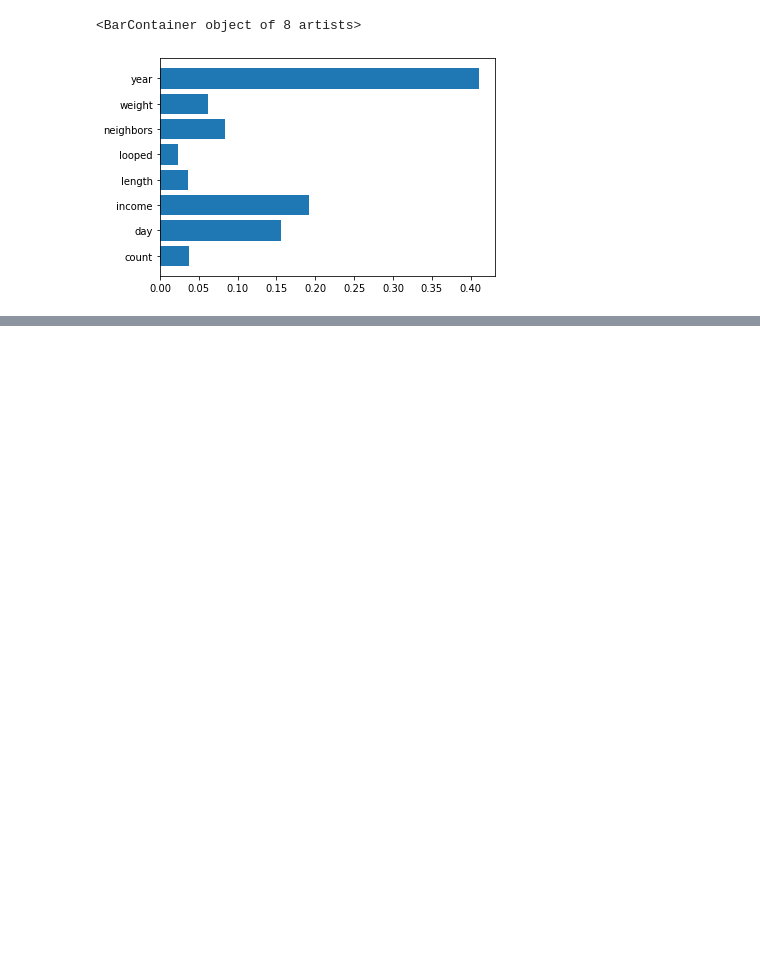
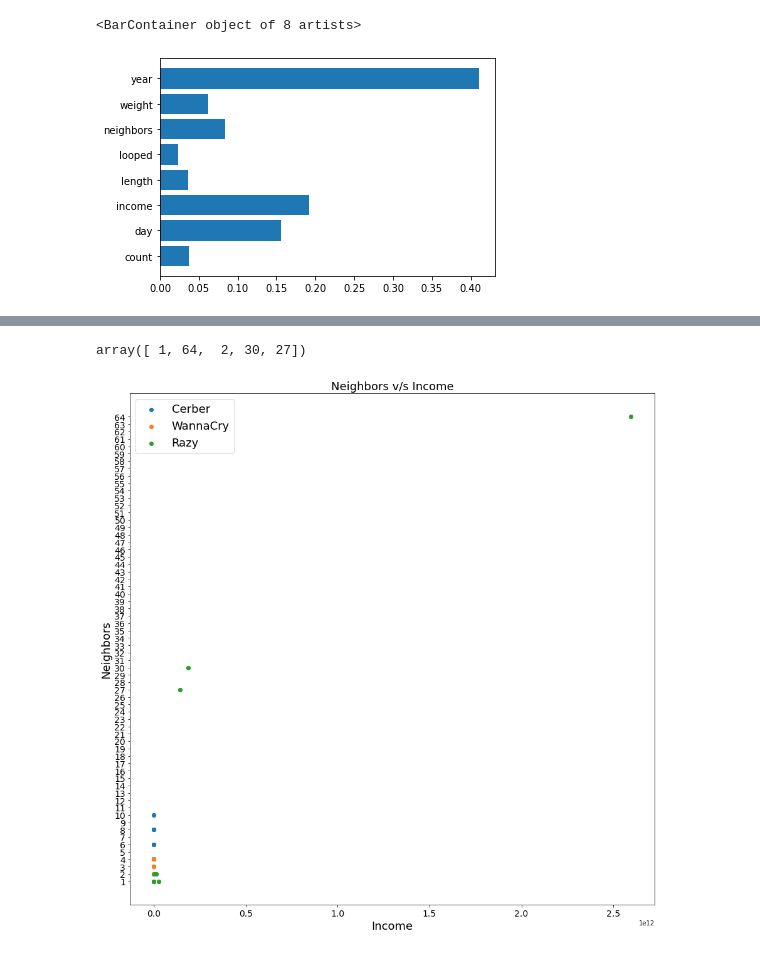
Before and after one commit to iambankaratharva/BitcoinHeist, a Jupyter notebook: Exploratory_Data_Analysis_Bitcoin_Heist.ipynb, the cells around one changed output, grey strips where cells are left out. Cells and saved outputs as stored; diff of their text form; code cells hidden in the pictures; blank space fills up the shorter version.

Commit message:
Added three scatter plot code

```diff
--- a/Exploratory_Data_Analysis_Bitcoin_Heist.ipynb
+++ b/Exploratory_Data_Analysis_Bitcoin_Heist.ipynb
@@ -334,0 +350,16 @@ plt.barh(list(keys_xgb_1), list(relative_feat_imp_1))
+# %%
+import pandas as pd
+import numpy as np
+data = pd.read_csv('/content/drive/MyDrive/Bitcoin Heist/final_data.csv')   #Change Path to your Drive Directory accordingly.
+data = data.drop(['address','Unnamed: 0'],axis = 1)
+data["label"]= data["label"].replace(28, "white")
+data["label"]= data["label"].replace('28', "white")
+
+'''from sklearn.preprocessing import LabelEncoder
+le = LabelEncoder()
+data['label'] = le.fit_transform(data['label'])
+data['label'].unique()'''
+
+X = data.loc[:, data.columns != 'label']
+y = data['label']
+#y = data.loc[:, data.columns == 'label']
@@ -334,0 +528,28 @@ plt.barh(list(keys_xgb_1), list(relative_feat_imp_1))
+# %%
+montrealRazy['neighbors'].unique()
+# %% [output]
+array([ 1, 64,  2, 30, 27])
+# %%
+import numpy as np
+import matplotlib.pyplot as plt
+from matplotlib.pyplot import figure
+figure(num=None, figsize=(15, 15),facecolor='w', edgecolor='k')
+x1=princetonCerber["income"]
+y1=princetonCerber["neighbors"]
+x2=montrealWannaCry["income"]
+y2=montrealWannaCry["neighbors"]
+x3=montrealRazy["income"]
+y3=montrealRazy["neighbors"]
+plot1=plt.scatter(x1,y1)
+plot2=plt.scatter(x2,y2)
+plot3=plt.scatter(x3,y3)
+plt.title('Neighbors v/s Income', fontsize=18)
+plt.xlabel('Income', fontsize=18)
+plt.xticks(fontsize=14)
+plt.ylabel('Neighbors', fontsize=18)
+plt.yticks(np.arange(min(y3), max(y3)+1, 1.0),fontsize=14)      #Select Max Range for y axis.       Increase step count if RAM crashes
+plt.legend(handles=[plot1,plot2,plot3],labels=['Cerber','WannaCry','Razy'], fontsize=18)
+plt.savefig('Plot')                             #Download the plot in colab. Check Files section of colab.
+plt.show()
+# %% [output]
+[figure, added]
```
Also changed, not shown: parts of 12 cells of this notebook.
